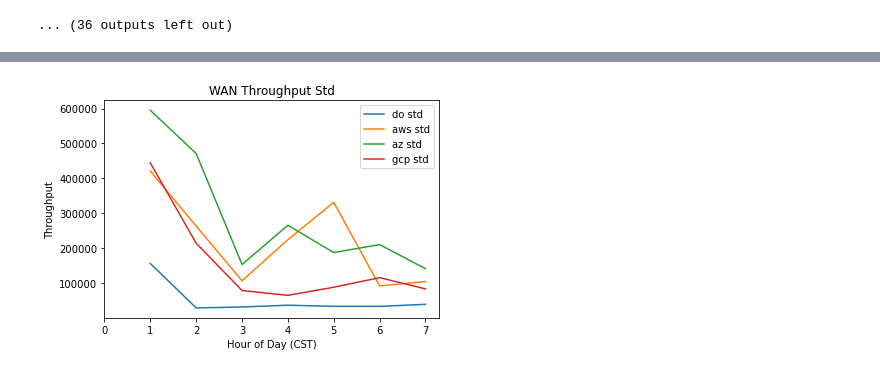
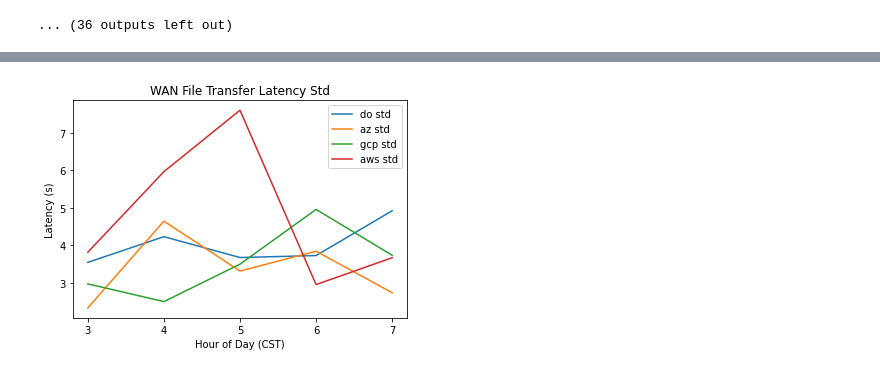
Before and after one commit to yudi-tan/cloud_provider_network_consistency_benchmark, a Jupyter notebook: CS268FTP.ipynb, the cells around one changed output, grey strips where cells are left out. Saved outputs shown, nothing was run; the diff lists cells and outputs as text; code cells hidden in the pictures.

```diff
--- a/CS268FTP.ipynb
+++ b/CS268FTP.ipynb
@@ -463,15 +466,15 @@ plt.show()
 # %%
-plt.plot(range(1, 8, 1), [np.std(list(map(float, WANdo_throughput[i]))) for i in range(1, 8)], label="do std")
-plt.plot(range(1, 8, 1), [np.std(list(map(float, WANaws_throughput[i]))) for i in range(1, 8)], label="aws std")
-plt.plot(range(1, 8, 1), [np.std(list(map(float, WANaz_throughput[i]))) for i in range(1, 8)], label="az std")
-plt.plot(range(1, 8, 1), [np.std(list(map(float, WANgcp_throughput[i]))) for i in range(1, 8)], label="gcp std")
+plt.plot(range(3, 8, 1), [np.std(list(map(float, WANdo_latency[i]))) for i in range(3, 8)], label="do std")
+plt.plot(range(3, 8, 1), [np.std(list(map(float, WANaz_latency[i]))) for i in range(3, 8)], label="az std")
+plt.plot(range(3, 8, 1), [np.std(list(map(float, WANgcp_latency[i]))) for i in range(3, 8)], label="gcp std")
+plt.plot(range(3, 8, 1), [np.std(list(map(float, WANaws_latency[i]))) for i in range(3, 8)], label="aws std")
 
 plt.xlabel("Hour of Day (CST)")
-plt.xticks(range(0, 8, 1))
-plt.title('WAN Throughput Std')
-plt.ylabel("Throughput")
+plt.xticks(range(3, 8, 1))
+plt.title('WAN File Transfer Latency Std')
+plt.ylabel("Latency (s)")
 
 plt.legend()
 plt.show()
 # %% [output]
-[figure, old version]
+[figure, new version]
```
Also changed, not shown: parts of 17 cells of this notebook.
